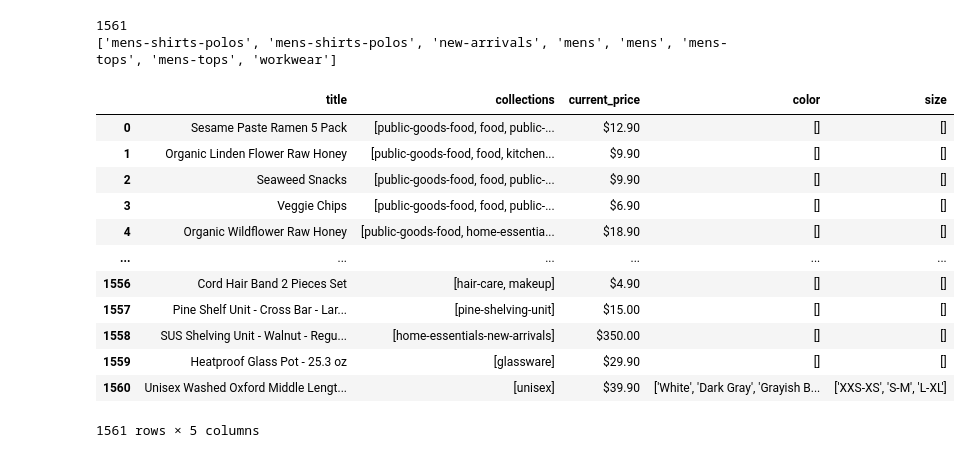
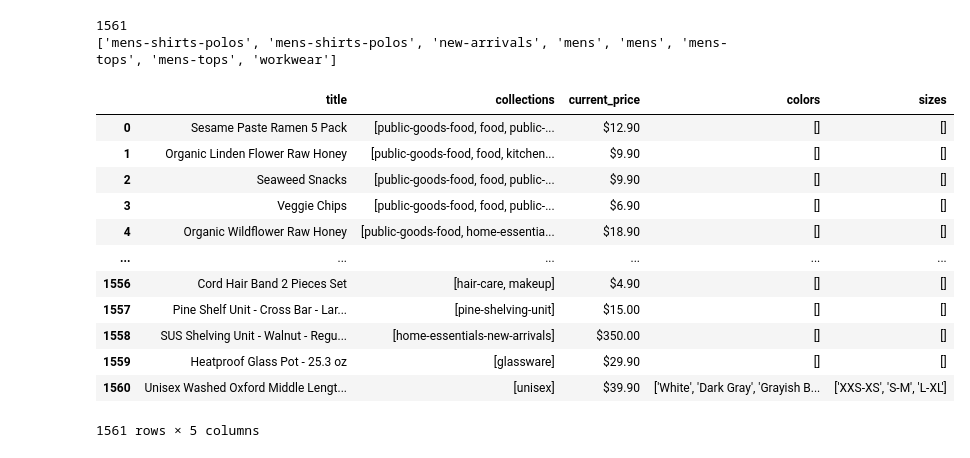
Before and after one commit to dauinh/enterprise_db, a Jupyter notebook: data/clean.ipynb, the cells around one changed output. Drawn from its saved outputs; the diff is of its cells as text; code cells hidden in the pictures.

```diff
--- a/data/clean.ipynb
+++ b/data/clean.ipynb
@@ -86,21 +86,21 @@ print(item_map["Men's Non-Iron Button Down Shirt"])
 # %%
 # Create a new dataset for all products
 data = []
 visited = set()
 for i, row in new_df.iterrows():
     title = row.loc['Title']
     if not title: print(title)
     if title not in visited:
         price = row.loc['Current price']
         colors = row.loc['Colors']
         sizes = row.loc['Sizes']
         data.append([title, item_map[title], price, colors, sizes])
         visited.add(title)
 
-filtered_df = pd.DataFrame(data, columns=['title', 'collections', 'current_price', 'color', 'size'])
+filtered_df = pd.DataFrame(data, columns=['title', 'collections', 'current_price', 'colors', 'sizes'])
 filtered_df
 # %% [output]
-|  | title | collections | current_price | color | size |
+|  | title | collections | current_price | colors | sizes |
 | 0 | Sesame Paste Ramen 5 Pack | [public-goods-food, food, public-... | $12.90 | [] | [] |
 | 1 | Organic Linden Flower Raw Honey | [public-goods-food, food, kitchen... | $9.90 | [] | [] |
 | 2 | Seaweed Snacks | [public-goods-food, food, public-... | $9.90 | [] | [] |
```
Also changed, not shown: parts of 11 cells of this notebook.
